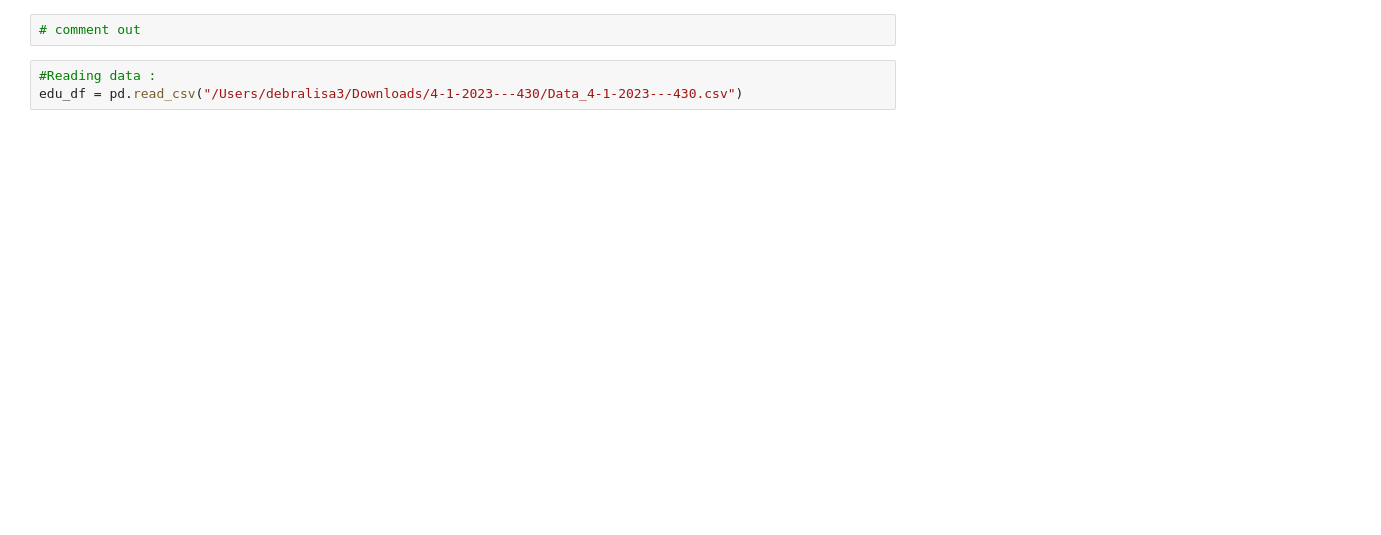
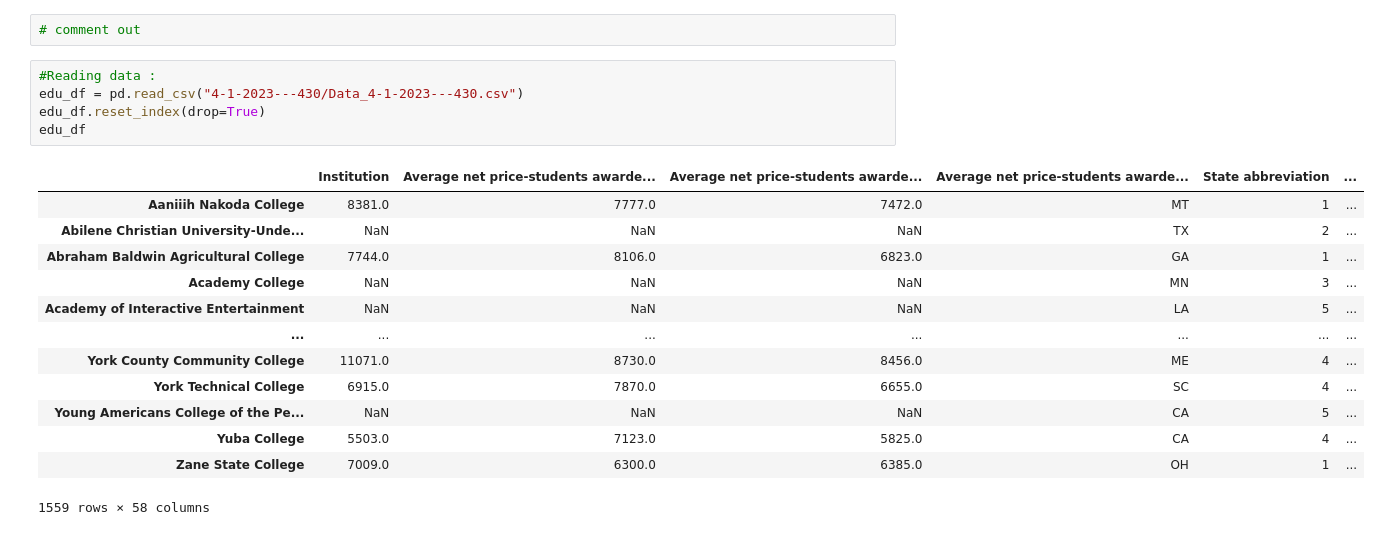
Before and after one commit to anthonybpino/Project-1-Undergrad-Student-Data, a Jupyter notebook: project1dlm.ipynb, the cells around one changed output. Drawn from its saved outputs; the diff is of its cells as text; blank space fills up the shorter version.

```diff
--- a/project1dlm.ipynb
+++ b/project1dlm.ipynb
@@ -42,7 +40,23 @@ ModuleNotFoundError: No module named 'seaborn'
 # comment out
 # %%
 #Reading data :
-edu_df = pd.read_csv("/Users/debralisa3/Downloads/4-1-2023---430/Data_4-1-2023---430.csv")
+edu_df = pd.read_csv("4-1-2023---430/Data_4-1-2023---430.csv")
+edu_df.reset_index(drop=True)
+edu_df
+# %% [output]
+|  | Institution | Average net price-students awarde... | Average net price-students awarde... | Average net price-students awarde... | State abbreviation | ... |
+| Aaniiih Nakoda College | 8381.0 | 7777.0 | 7472.0 | MT | 1 | ... |
+| Abilene Christian University-Unde... | NaN | NaN | NaN | TX | 2 | ... |
+| Abraham Baldwin Agricultural College | 7744.0 | 8106.0 | 6823.0 | GA | 1 | ... |
+| Academy College | NaN | NaN | NaN | MN | 3 | ... |
+| Academy of Interactive Entertainment | NaN | NaN | NaN | LA | 5 | ... |
+| ... | ... | ... | ... | ... | ... | ... |
+| York County Community College | 11071.0 | 8730.0 | 8456.0 | ME | 4 | ... |
+| York Technical College | 6915.0 | 7870.0 | 6655.0 | SC | 4 | ... |
+| Young Americans College of the Pe... | NaN | NaN | NaN | CA | 5 | ... |
+| Yuba College | 5503.0 | 7123.0 | 5825.0 | CA | 4 | ... |
+| Zane State College | 7009.0 | 6300.0 | 6385.0 | OH | 1 | ... |
+1559 rows × 58 columns
 # %%
 edu_df.head(20)
 # %% [output]
```
Also changed, not shown: parts of 10 cells of this notebook.
